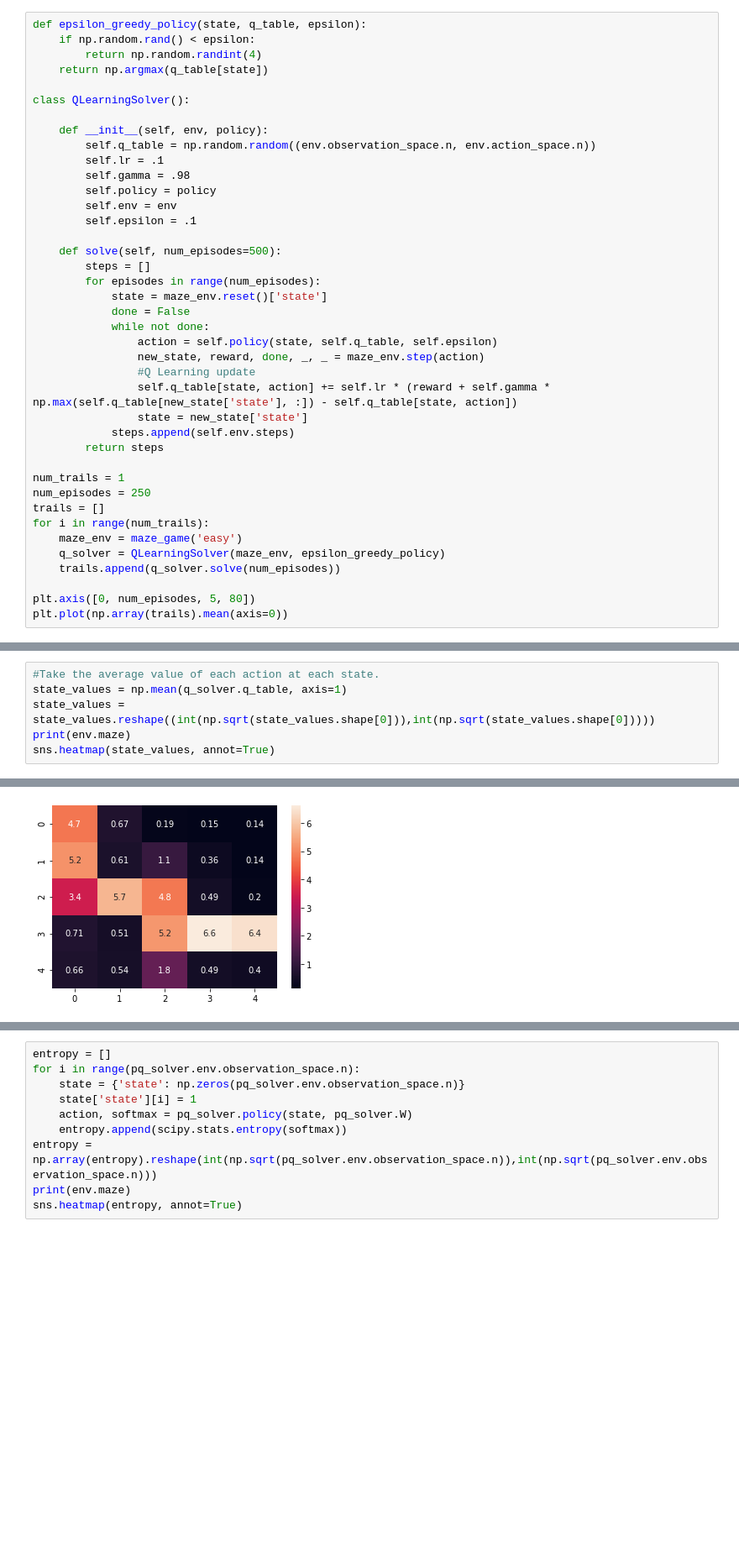
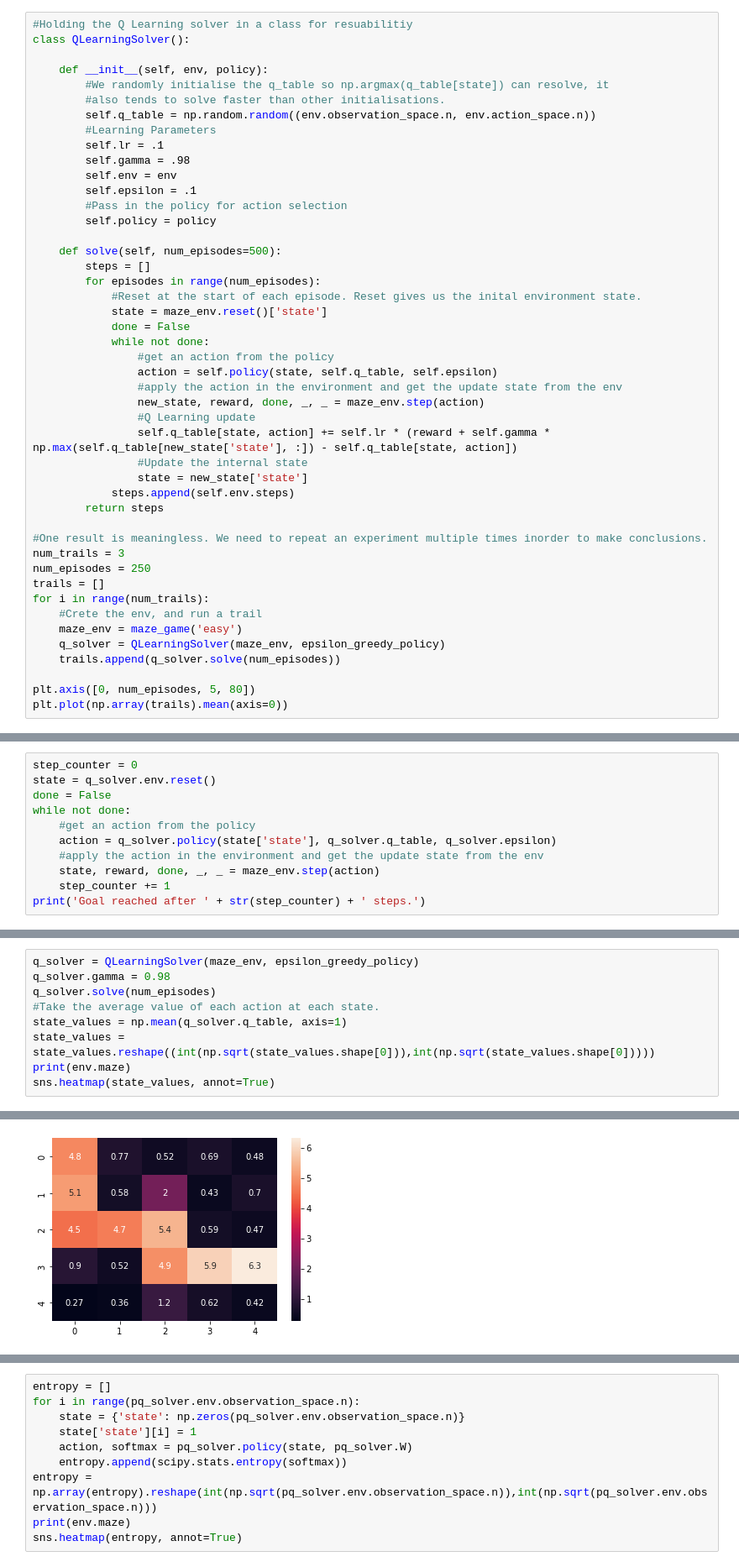
Before and after one commit to adamprice97/RLMasterClass, a Jupyter notebook: BasicRLAlgorithms.ipynb, the cells around one changed output, grey strips where cells are left out. Shown: that part at 84% size. Drawn from its saved outputs; the diff is of its cells as text; blank space fills up the shorter version.

```diff
--- a/BasicRLAlgorithms.ipynb
+++ b/BasicRLAlgorithms.ipynb
@@ -32,37 +83,43 @@ Q-Learning! Lets start with a value-based method.
 # %%
-def epsilon_greedy_policy(state, q_table, epsilon):
-    if np.random.rand() < epsilon:
-        return np.random.randint(4)
-    return np.argmax(q_table[state])
-
+#Holding the Q Learning solver in a class for resuabilitiy
 class QLearningSolver():
 
     def __init__(self, env, policy):
+        #We randomly initialise the q_table so np.argmax(q_table[state]) can resolve, it
+        #also tends to solve faster than other initialisations.
         self.q_table = np.random.random((env.observation_space.n, env.action_space.n))
+        #Learning Parameters
         self.lr = .1
         self.gamma = .98
-        self.policy = policy
         self.env = env
         self.epsilon = .1
+        #Pass in the policy for action selection
+        self.policy = policy
 
     def solve(self, num_episodes=500):
         steps = []
         for episodes in range(num_episodes):
+            #Reset at the start of each episode. Reset gives us the inital environment state.
             state = maze_env.reset()['state']
             done = False
             while not done:
+                #get an action from the policy
                 action = self.policy(state, self.q_table, self.epsilon)
+                #apply the action in the environment and get the update state from the env
                 new_state, reward, done, _, _ = maze_env.step(action)
                 #Q Learning update
                 self.q_table[state, action] += self.lr * (reward + self.gamma * np.max(self.q_table[new_state['state'], :]) - self.q_table[state, action])
+                #Update the internal state
                 state = new_state['state']
             steps.append(self.env.steps)
         return steps
 
-num_trails = 1
+#One result is meaningless. We need to repeat an experiment multiple times inorder to make conclusions.
+num_trails = 3
 num_episodes = 250
 trails = []
 for i in range(num_trails):
+    #Crete the env, and run a trail
     maze_env = maze_game('easy')
     q_solver = QLearningSolver(maze_env, epsilon_greedy_policy)
     trails.append(q_solver.solve(num_episodes))
@@ -76,0 +138,11 @@ Lets take a closer look at what is going on here.
+# %%
+step_counter = 0
+state = q_solver.env.reset()
+done = False
+while not done:
+    #get an action from the policy
+    action = q_solver.policy(state['state'], q_solver.q_table, q_solver.epsilon)
+    #apply the action in the environment and get the update state from the env
+    state, reward, done, _, _ = maze_env.step(action)
+    step_counter += 1
+print('Goal reached after ' + str(step_counter) + ' steps.')
@@ -77,14 +155,17 @@ Lets take a closer look at what is going on here.
 # %%
+q_solver = QLearningSolver(maze_env, epsilon_greedy_policy)
+q_solver.gamma = 0.98
+q_solver.solve(num_episodes)
 #Take the average value of each action at each state.
 state_values = np.mean(q_solver.q_table, axis=1)
 state_values = state_values.reshape((int(np.sqrt(state_values.shape[0])),int(np.sqrt(state_values.shape[0]))))
 print(env.maze)
 sns.heatmap(state_values, annot=True)
 # %% [output]
 [['A' 'X' ' ' ' ' ' ']
  [' ' 'X' ' ' 'X' ' ']
  [' ' ' ' ' ' 'X' 'X']
  [' ' 'X' ' ' ' ' ' ']
  [' ' 'X' ' ' 'X' 'G']]
 <AxesSubplot:>
-[figure, old version]
+[figure, new version]
```
Also changed, not shown: parts of 22 cells of this notebook, 1 other file.
